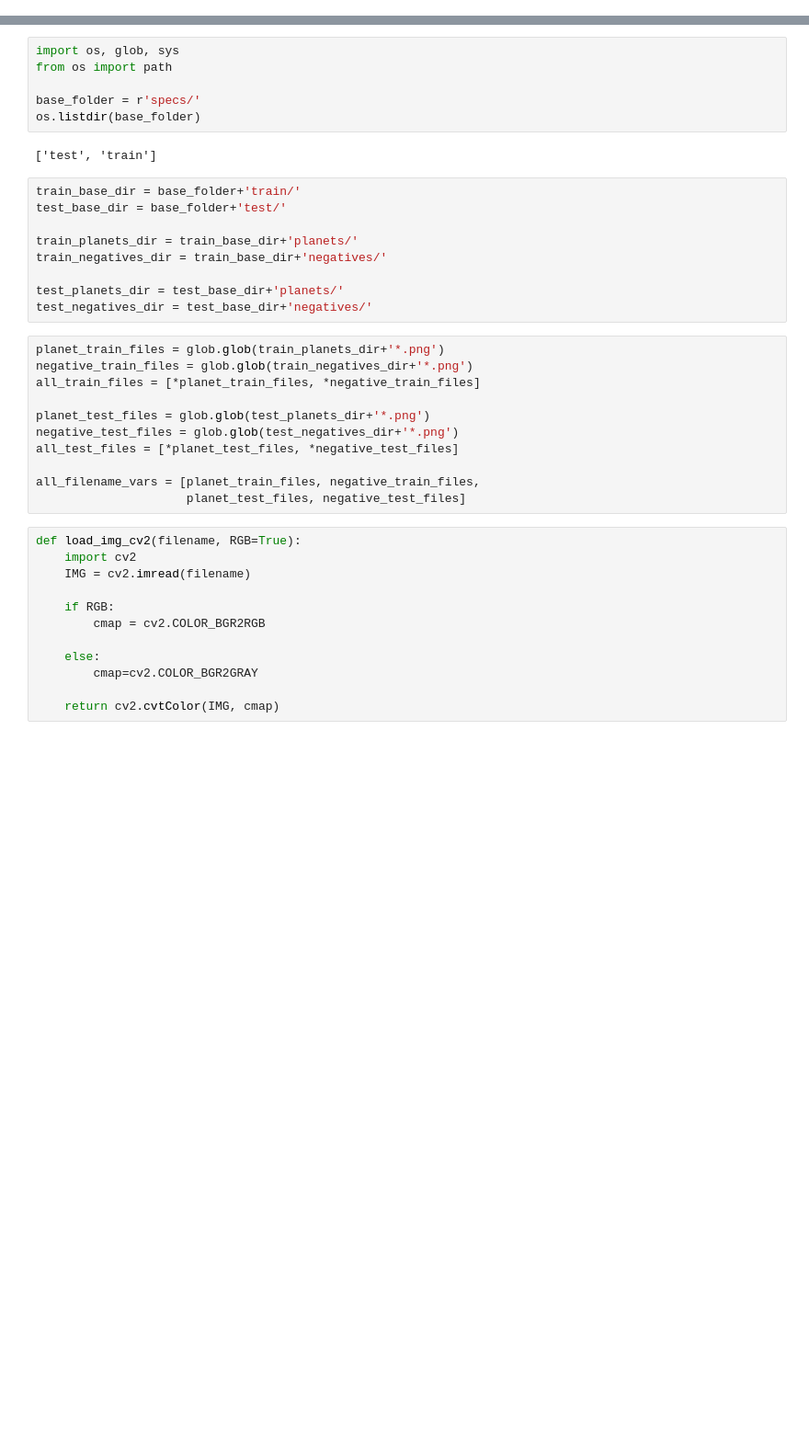
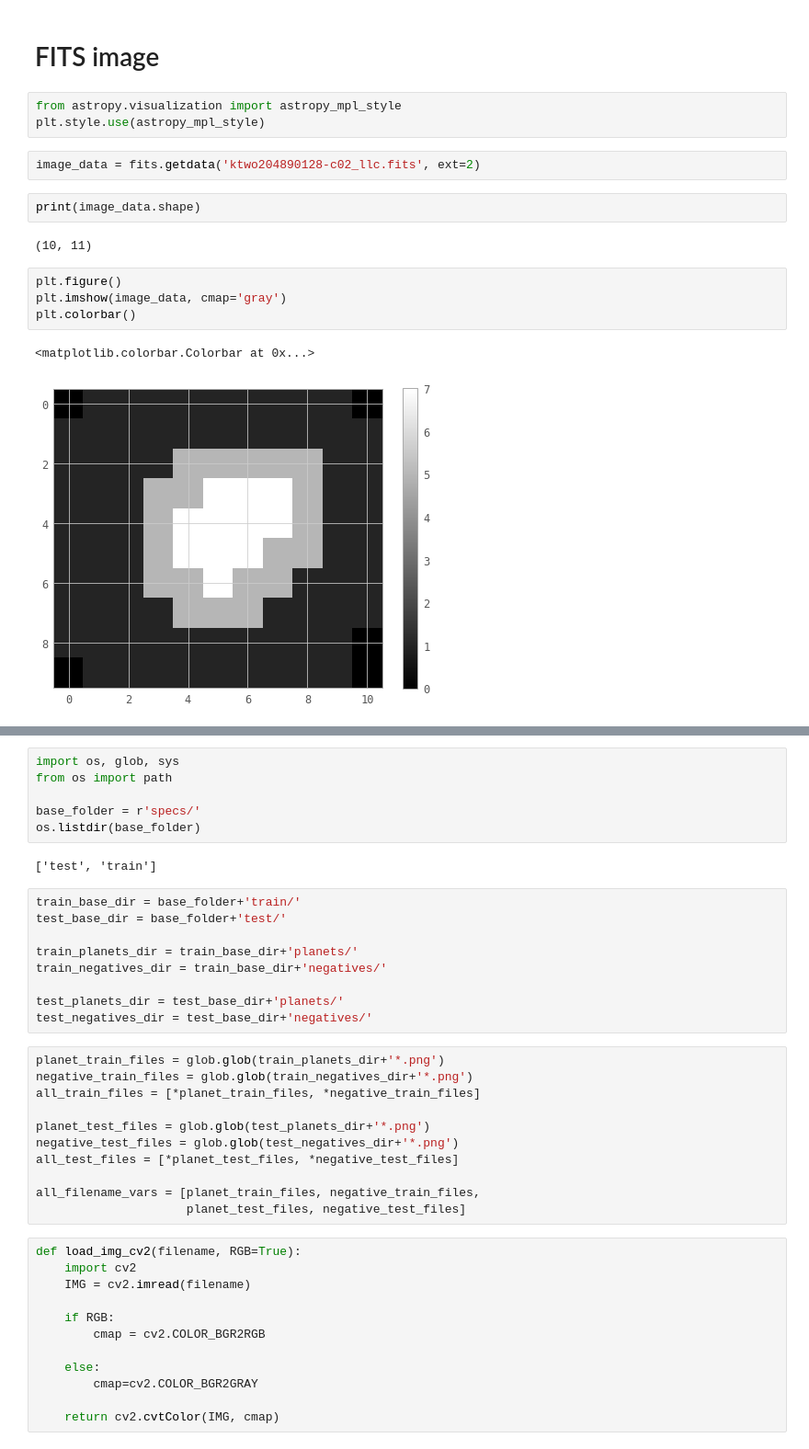
Before and after one commit to alphasentaurii/starskope, a Jupyter notebook: starskope_3.ipynb, the cells around one changed output, grey strips where cells are left out. Shown: that part at 92% size. Drawn from its saved outputs; the diff is of its cells as text; blank space fills up the shorter version.

```diff
--- a/starskope_3.ipynb
+++ b/starskope_3.ipynb
@@ -59,0 +397,18 @@ from sklearn.base import clone
+# %% [markdown]
+# FITS image
+# %%
+from astropy.visualization import astropy_mpl_style
+plt.style.use(astropy_mpl_style)
+# %%
+image_data = fits.getdata('ktwo204890128-c02_llc.fits', ext=2)
+# %%
+print(image_data.shape)
+# %% [output]
+(10, 11)
+# %%
+plt.figure()
+plt.imshow(image_data, cmap='gray')
+plt.colorbar()
+# %% [output]
+<matplotlib.colorbar.Colorbar at 0x...>
+[figure, added]
```
Also changed, not shown: parts of 74 cells of this notebook, 1 other file.
